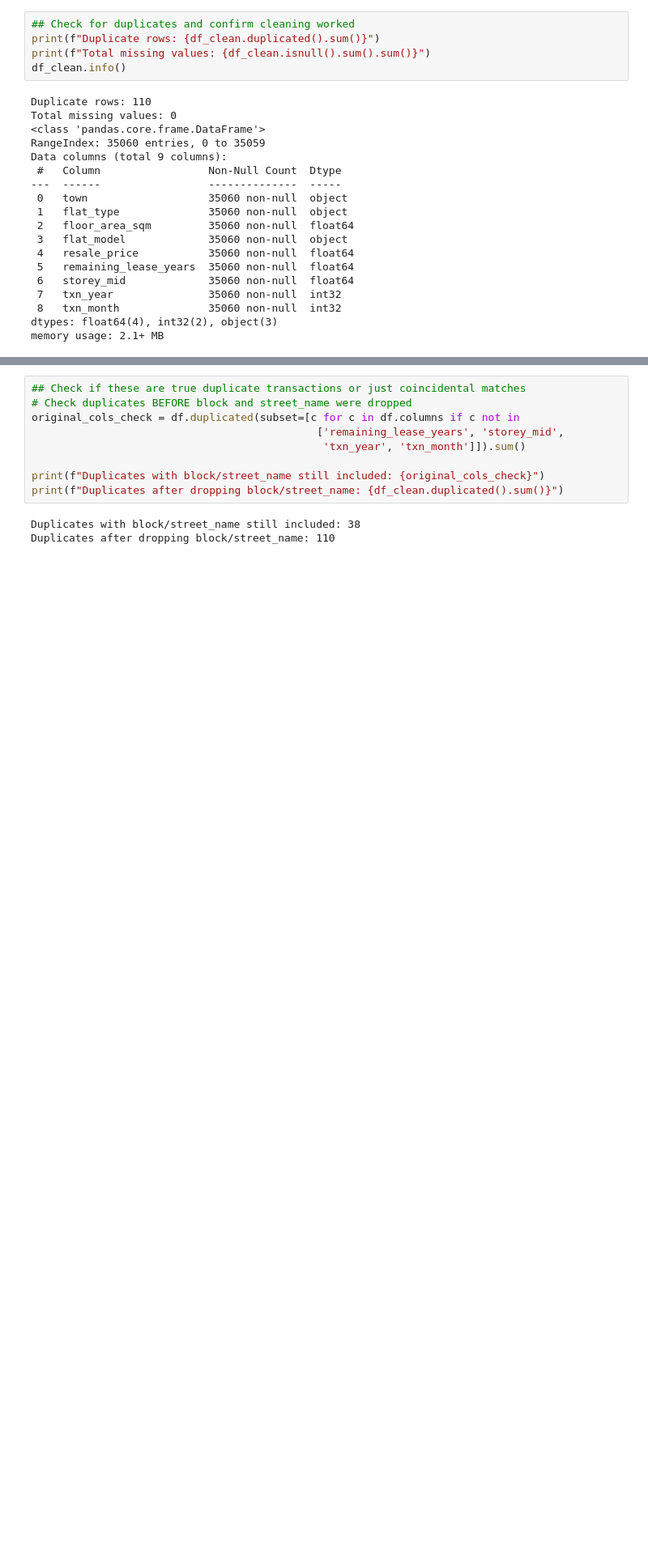
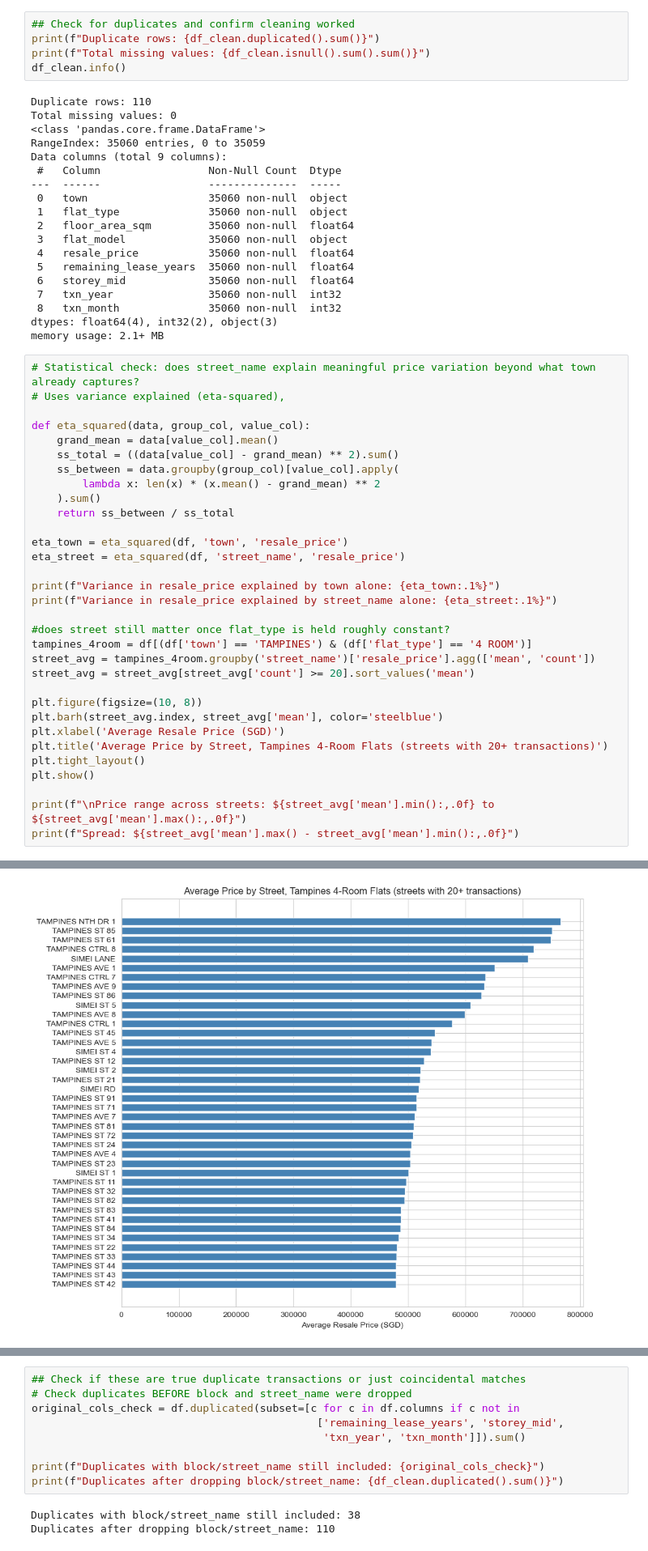
Before and after one commit to Lagatorase/MLDPProject, a Jupyter notebook: Completed MLDP Program Codes Submission Template.ipynb, the cells around one changed output, grey strips where cells are left out. Shown at 81% size. Saved outputs shown, nothing was run; the diff lists cells and outputs as text; blank space fills up the shorter version.

```diff
--- a/Completed MLDP Program Codes Submission Template.ipynb
+++ b/Completed MLDP Program Codes Submission Template.ipynb
@@ -316,3 +316,36 @@ Data columns (total 9 columns):
  8   txn_month              35060 non-null  int32
 dtypes: float64(4), int32(2), object(3)
 memory usage: 2.1+ MB
+# %%
+# Statistical check: does street_name explain meaningful price variation beyond what town already captures?
+# Uses variance explained (eta-squared),
+
+def eta_squared(data, group_col, value_col):
+    grand_mean = data[value_col].mean()
+    ss_total = ((data[value_col] - grand_mean) ** 2).sum()
+    ss_between = data.groupby(group_col)[value_col].apply(
+        lambda x: len(x) * (x.mean() - grand_mean) ** 2
+    ).sum()
+    return ss_between / ss_total
+
+eta_town = eta_squared(df, 'town', 'resale_price')
+eta_street = eta_squared(df, 'street_name', 'resale_price')
+
+print(f"Variance in resale_price explained by town alone: {eta_town:.1%}")
+print(f"Variance in resale_price explained by street_name alone: {eta_street:.1%}")
+
+#does street still matter once flat_type is held roughly constant?
+tampines_4room = df[(df['town'] == 'TAMPINES') & (df['flat_type'] == '4 ROOM')]
+street_avg = tampines_4room.groupby('street_name')['resale_price'].agg(['mean', 'count'])
+street_avg = street_avg[street_avg['count'] >= 20].sort_values('mean')
+
+plt.figure(figsize=(10, 8))
+plt.barh(street_avg.index, street_avg['mean'], color='steelblue')
+plt.xlabel('Average Resale Price (SGD)')
+plt.title('Average Price by Street, Tampines 4-Room Flats (streets with 20+ transactions)')
+plt.tight_layout()
+plt.show()
+
+print(f"\nPrice range across streets: ${street_avg['mean'].min():,.0f} to ${street_avg['mean'].max():,.0f}")
+print(f"Spread: ${street_avg['mean'].max() - street_avg['mean'].min():,.0f}")
+# %% [output]
@@ -318,0 +354 @@ memory usage: 2.1+ MB
+[figure, added]
```
Also changed, not shown: parts of 3 cells of this notebook.
